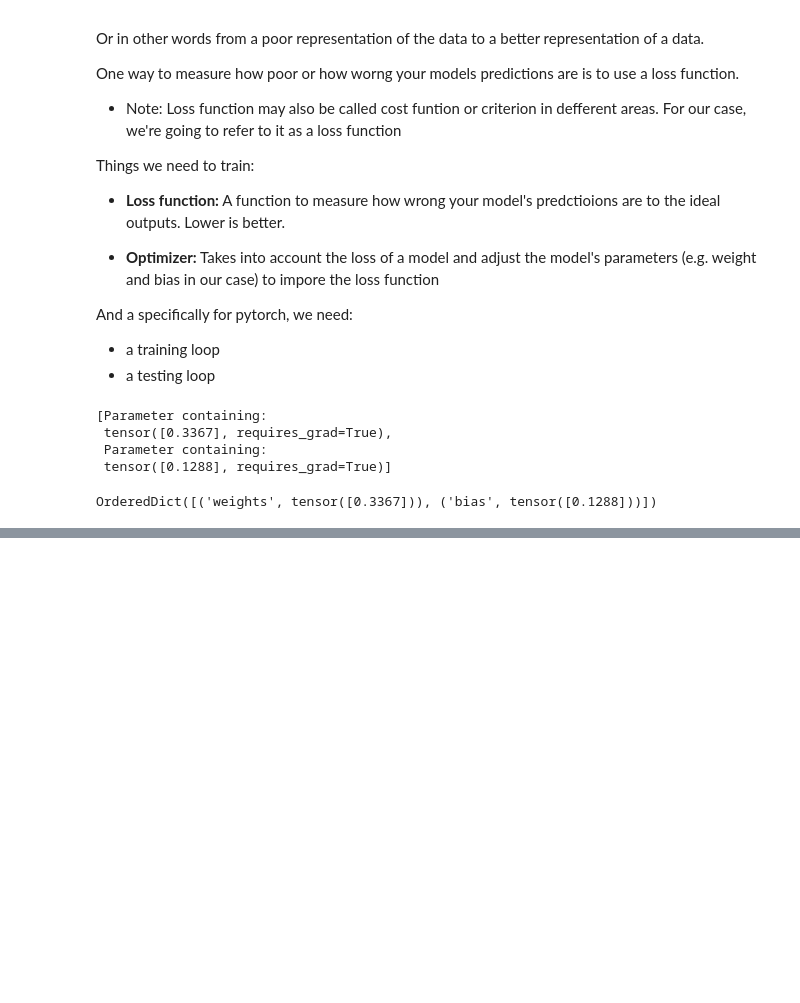
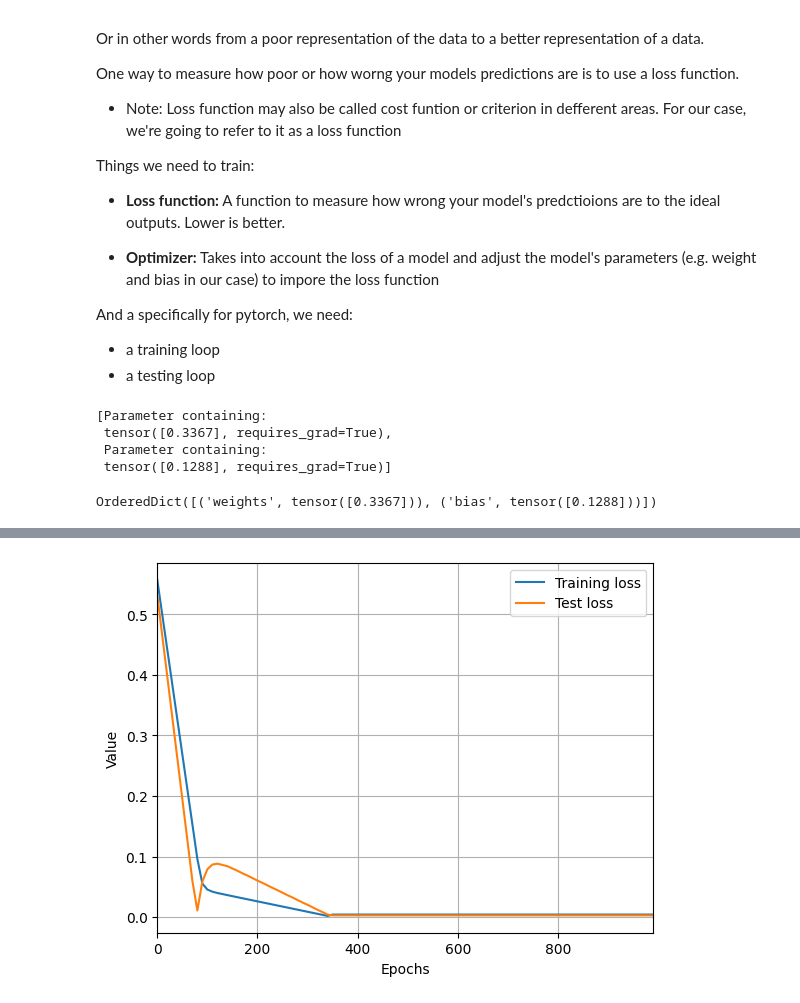
Before and after one commit to Qertal/KursStreamlit, a Jupyter notebook: pytorch/01_pytorch_workflow.ipynb, the cells around one changed output, grey strips where cells are left out. Drawn from its saved outputs; the diff is of its cells as text; code cells hidden in the pictures; blank space fills up the shorter version.

```diff
--- a/pytorch/01_pytorch_workflow.ipynb
+++ b/pytorch/01_pytorch_workflow.ipynb
@@ -293,0 +445,11 @@ OrderedDict([('weights', tensor([0.3367])), ('bias', tensor([0.1288]))])
+# %%
+plt.plot(epoch_count, [t.item() for t in loss_values], label = 'Training loss')
+plt.plot(epoch_count, test_loss_valies, label = 'Test loss')
+# plt.xticks(torch.tensor(epoch_count)//10)
+plt.xlabel('Epochs')
+plt.ylabel('Value')
+plt.xlim(min(epoch_count), max((epoch_count)))
+plt.legend()
+plt.grid(True)
+# %% [output]
+[figure, added]
```
Also changed, not shown: parts of 57 cells of this notebook, 5 other files.
